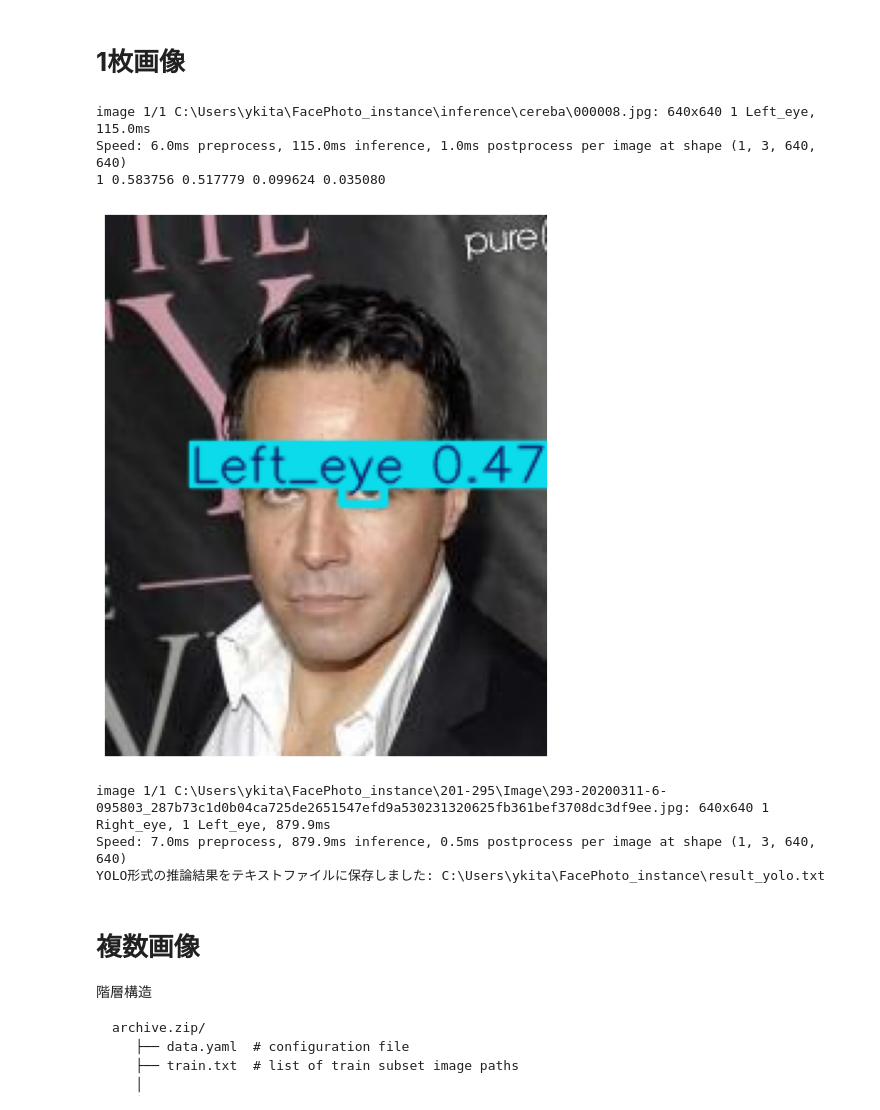
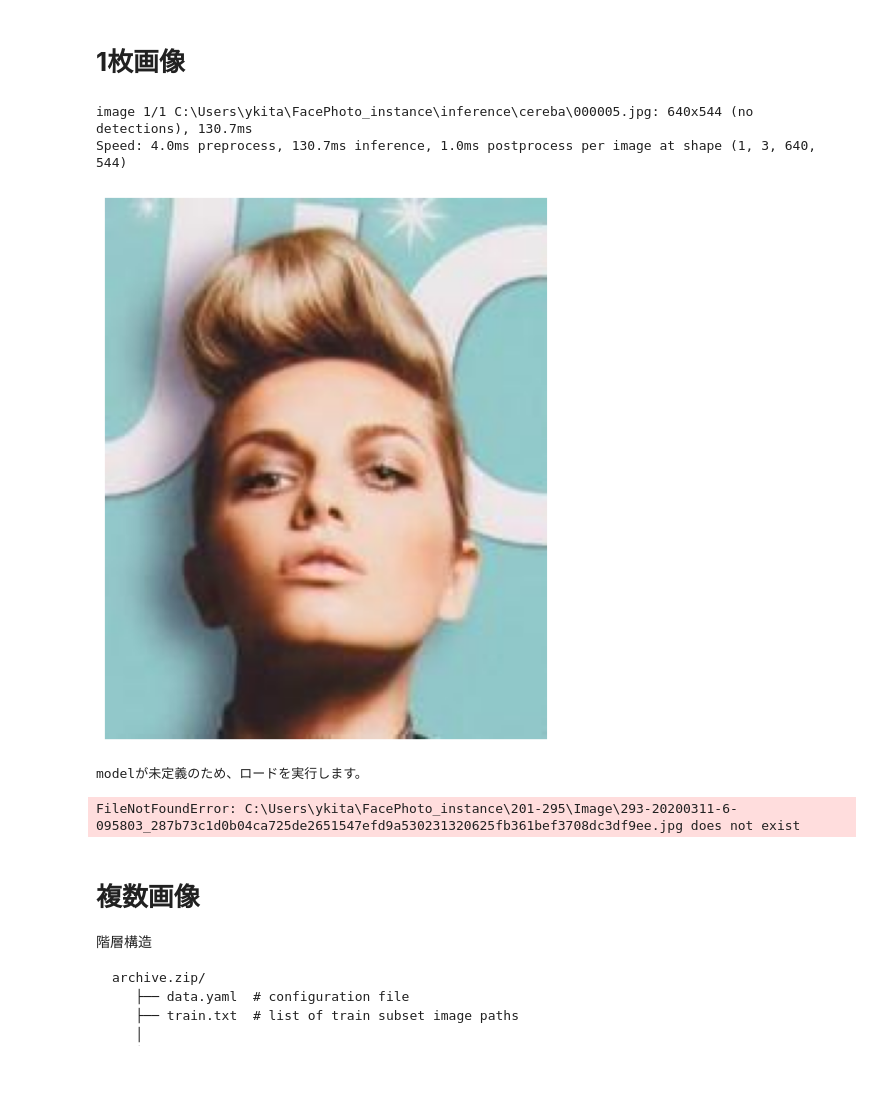
Before and after one commit to ykitaguchi77/FacePhoto_instance, a Jupyter notebook: Inference_for_cvat.ipynb, the cells around one changed output. Saved outputs shown, nothing was run; the diff lists cells and outputs as text; code cells hidden in the pictures; blank space fills up the shorter version.

```diff
--- a/Inference_for_cvat.ipynb
+++ b/Inference_for_cvat.ipynb
@@ -34,8 +34,8 @@ import cv2
 import matplotlib.pyplot as plt
 
 # モデルが未定義ならロードする
-#model = YOLO(r"C:\Users\ykita\FacePhoto_instance\models\295best_1000eoochs_yolo11.pt")
-model = RTDETR(r"C:\Users\ykita\FacePhoto_instance\models\295best_230epochs_rtdetr-l.pt")
+model = YOLO(r"C:\Users\ykita\FacePhoto_instance\models\295best_1000epochs_yolo11multi.pt")
+#model = RTDETR(r"C:\Users\ykita\FacePhoto_instance\models\295best_101epochs_rtdetr-l.pt")
 
 
 # try:
@@ -43,38 +43,37 @@ model = RTDETR(r"C:\Users\ykita\FacePhoto_instance\models\295best_230epochs_rtde
 # except NameError:
 #     print("modelが未定義のため、ロードを実行します。")
 #     #model = RTDETR(r"C:\Users\ykita\FacePhoto_instance\models\135best_rtdetr.pt")
 #     model = YOLO(r"C:\Users\ykita\FacePhoto_instance\runs\detect\train9\weights\best.pt")
 
 
 # 推論を実行: YOLOの推論
-image_path = r'C:\Users\ykita\FacePhoto_instance\inference\cereba\000008.jpg'
+image_path = r'C:\Users\ykita\FacePhoto_instance\inference\cereba\000005.jpg'
 results = model(image_path, save=False)
 
 for r in results:
     boxes = r.boxes  # YOLOv8の場合
 
     # YOLO形式出力
     for box in boxes:
         cls_id = int(box.cls[0])  # クラスID
         x_center, y_center, width, height = box.xywhn[0]
 
         # YOLO形式: class x_center y_center width height
         # 小数点以下6桁で出力したい場合
         print(f"{cls_id} {x_center:.6f} {y_center:.6f} {width:.6f} {height:.6f}")
 
     #検出結果を画像に描画して表示
     plt.figure(figsize=(12, 8))
     plt.imshow(cv2.cvtColor(r.plot(), cv2.COLOR_BGR2RGB))
     plt.axis('off')
     plt.show()
 
     # 結果の保存
     #cv2.imwrite('result.jpg', r.plot())
 # %% [output]
-image 1/1 C:\Users\ykita\FacePhoto_instance\inference\cereba\000008.jpg: 640x640 1 Left_eye, 115.0ms
-Speed: 6.0ms preprocess, 115.0ms inference, 1.0ms postprocess per image at shape (1, 3, 640, 640)
-1 0.583756 0.517779 0.099624 0.035080
+image 1/1 C:\Users\ykita\FacePhoto_instance\inference\cereba\000005.jpg: 640x544 (no detections), 130.7ms
+Speed: 4.0ms preprocess, 130.7ms inference, 1.0ms postprocess per image at shape (1, 3, 640, 544)
-[figure, old version]
+[figure, new version]
 # %%
 from ultralytics import RTDETR
 import wget
@@ -87,7 +86,7 @@ try:
     model  # 変数modelが定義されているか確認
 except NameError:
     print("modelが未定義のため、ロードを実行します。")
-    model_path = r"C:\Users\ykita\FacePhoto_instance\models\135best_rtdetr.pt"
+    model_path = r"C:\Users\ykita\FacePhoto_instance\models\295best_100epochs_yolo11multi.pt"
     model = RTDETR(model_path)
 
 # 推論を実行
@@ -110,9 +109,8 @@ with open(save_txt_path, 'w') as f:
 
 print(f"YOLO形式の推論結果をテキストファイルに保存しました: {save_txt_path}")
 # %% [output]
-image 1/1 C:\Users\ykita\FacePhoto_instance\201-295\Image\293-20200311-6-095803_287b73c1d0b04ca725de2651547efd9a530231320625fb361bef3708dc3df9ee.jpg: 640x640 1 Right_eye, 1 Left_eye, 879.9ms
-Speed: 7.0ms preprocess, 879.9ms inference, 0.5ms postprocess per image at shape (1, 3, 640, 640)
-YOLO形式の推論結果をテキストファイルに保存しました: C:\Users\ykita\FacePhoto_instance\result_yolo.txt
+modelが未定義のため、ロードを実行します。
+FileNotFoundError: C:\Users\ykita\FacePhoto_instance\201-295\Image\293-20200311-6-095803_287b73c1d0b04ca725de2651547efd9a530231320625fb361bef3708dc3df9ee.jpg does not exist
 # %% [markdown]
 # **複数画像**
 
```
Also changed, not shown: 5 other files.
